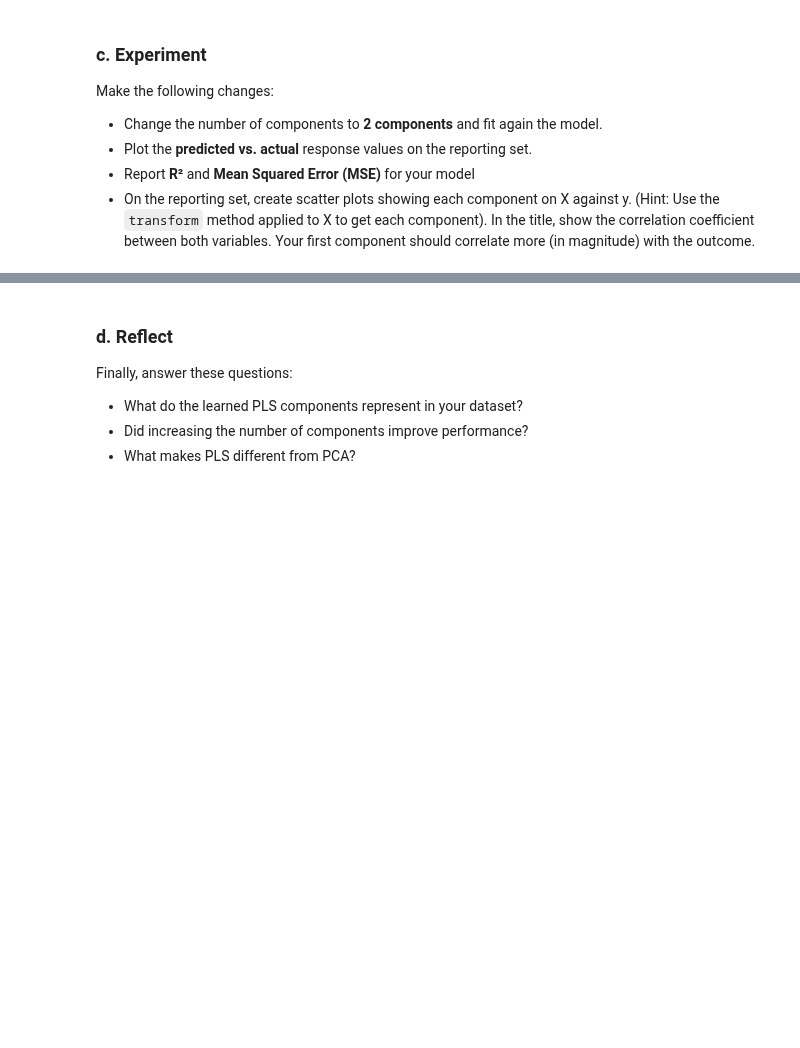
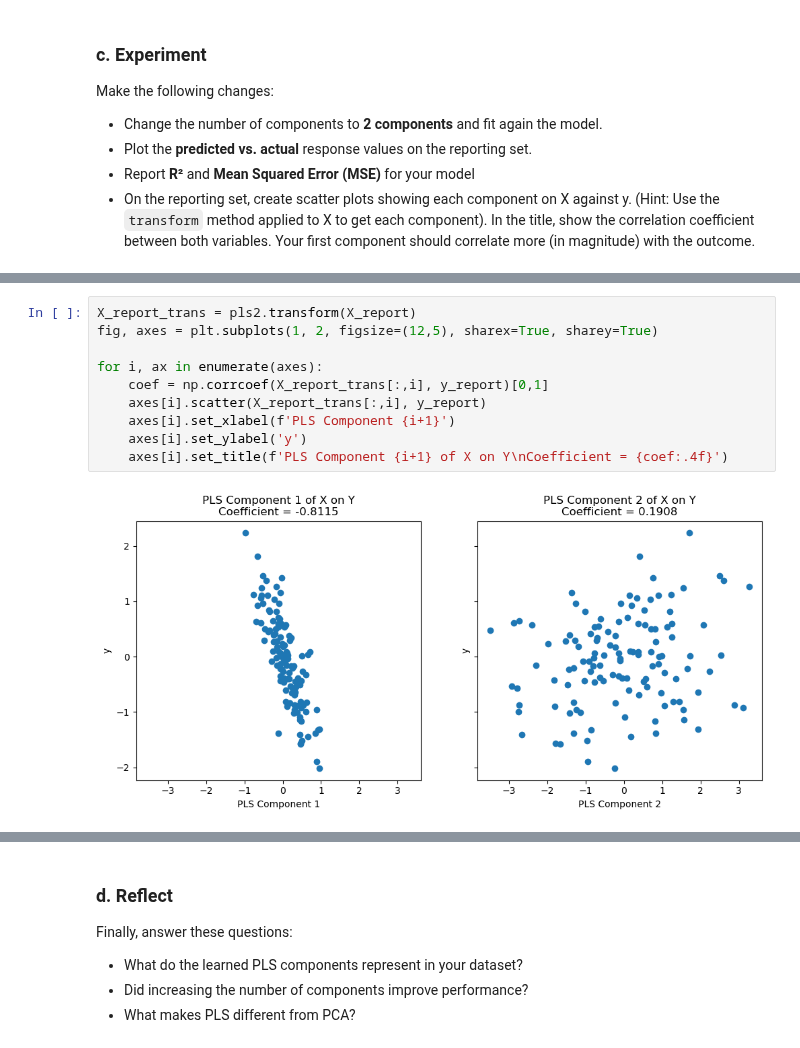
Before and after one commit to Ryanmh1024/machine_learning_lab01, a Jupyter notebook: RMH-01-partial-least-squares.ipynb, the cells around one changed output, grey strips where cells are left out. Saved outputs shown, nothing was run; the diff lists cells and outputs as text; blank space fills up the shorter version.

```diff
--- a/RMH-01-partial-least-squares.ipynb
+++ b/RMH-01-partial-least-squares.ipynb
@@ -70,0 +144,12 @@ Make the following changes:
+# %%
+X_report_trans = pls2.transform(X_report)
+fig, axes = plt.subplots(1, 2, figsize=(12,5), sharex=True, sharey=True)
+
+for i, ax in enumerate(axes):
+    coef = np.corrcoef(X_report_trans[:,i], y_report)[0,1]
+    axes[i].scatter(X_report_trans[:,i], y_report)
+    axes[i].set_xlabel(f'PLS Component {i+1}')
+    axes[i].set_ylabel('y')
+    axes[i].set_title(f'PLS Component {i+1} of X on Y\nCoefficient = {coef:.4f}')
+# %% [output]
+[figure, added]
```
Also changed, not shown: parts of 19 cells of this notebook, 1 other file.
